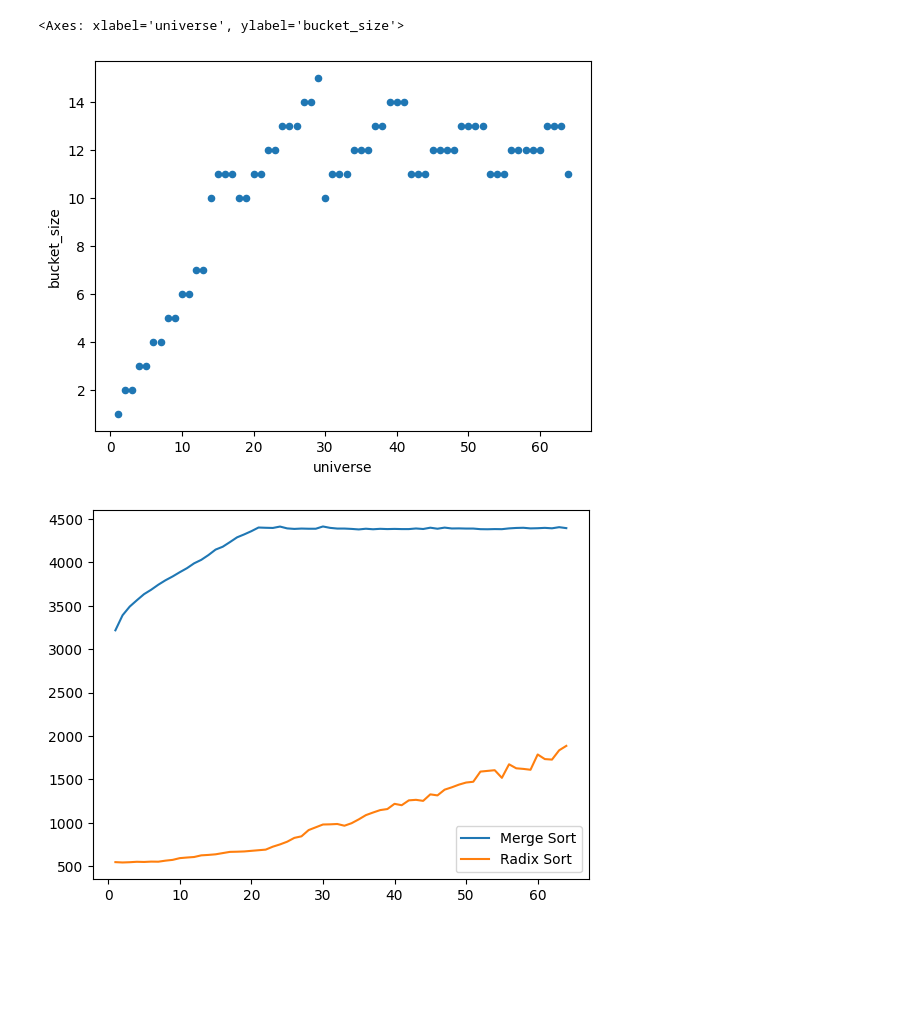
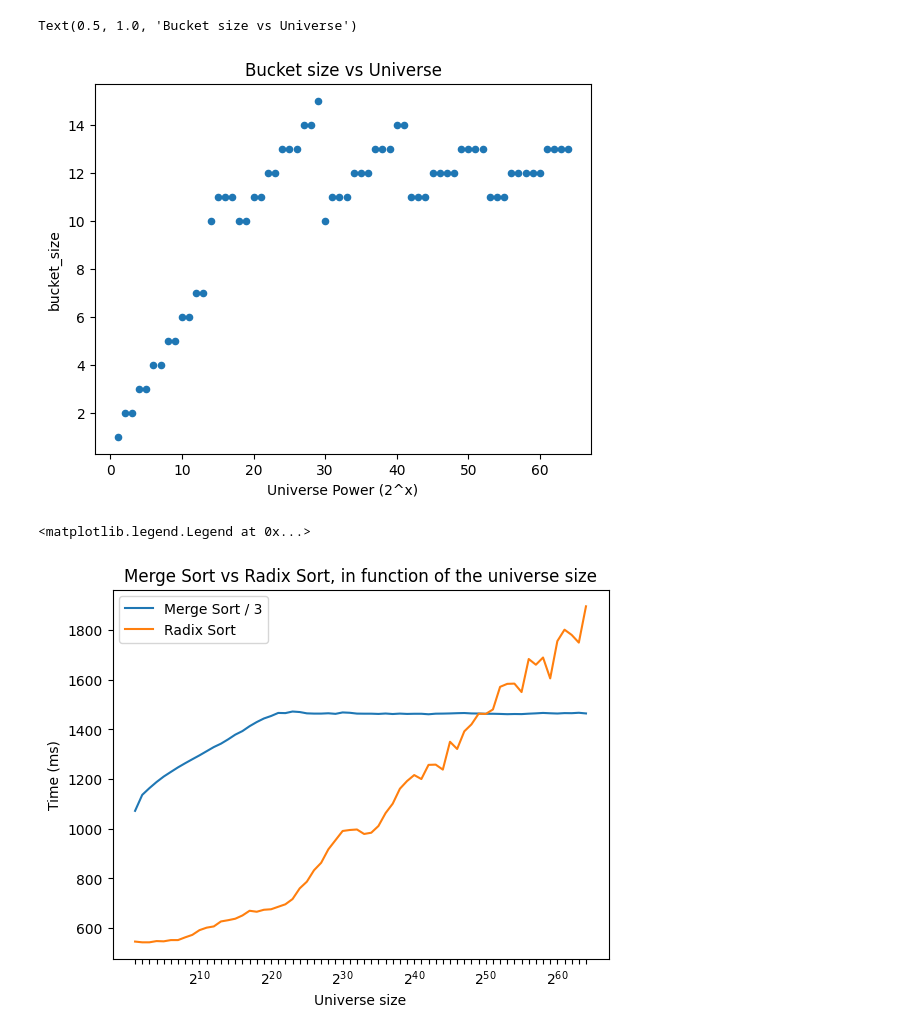
Before and after one commit to pabloskewes/diseno-y-analisis-de-algoritmos, a Jupyter notebook: tarea2/report/analisis.ipynb, the cells around one changed output. Cells and saved outputs as stored; diff of their text form; code cells hidden in the pictures; blank space fills up the shorter version.

```diff
--- a/tarea2/report/analisis.ipynb
+++ b/tarea2/report/analisis.ipynb
@@ -66,15 +66,20 @@ def get_optimal_bucket_size(
     return radix_df.loc[min_time_index].reset_index(drop=True)
 # %%
 FIRST_EXPERIMENT = 101
-MAX_BUCKET_SIZE = 28
+LAST_EXPERIMENT = 200
+MAX_BUCKET_SIZE = 26
 
 mergesort = load_mergesort_results(MERGE_SORT_DIR)
-mergesort = mergesort[mergesort["experiment"] >= FIRST_EXPERIMENT]
+mergesort = mergesort[
+    (mergesort["experiment"] >= FIRST_EXPERIMENT)
+    & (mergesort["experiment"] <= LAST_EXPERIMENT)
+]
 
 radixsort = load_radixsort_results(RADIX_SORT_DIR)
 radixsort = radixsort[
     (radixsort["experiment"] >= FIRST_EXPERIMENT)
     & (radixsort["bucket_size"] <= MAX_BUCKET_SIZE)
+    & (radixsort["experiment"] <= LAST_EXPERIMENT)
 ]
 # %%
 ROUND_TO = 0
@@ -153,11 +120,37 @@ optimal_radix = optimal_radix.sort_values("universe")
 # %%
 optimal_radix.plot(x="universe", y="bucket_size", kind="scatter")
+plt.xlabel("Universe Power (2^x)")
+
+plt.title("Bucket size vs Universe")
 # %% [output]
-<Axes: xlabel='universe', ylabel='bucket_size'>
+Text(0.5, 1.0, 'Bucket size vs Universe')
-[figure, old version]
+[figure, new version]
 # %%
-plt.plot(mergesort["universe"], mergesort["mean_time"], label="Merge Sort")
-plt.plot(optimal_radix["universe"], optimal_radix["mean_time"], label="Radix Sort")
-plt.legend();
+plt.plot(
+    mergesort["universe"],
+    mergesort["mean_time"] / 3,
+    label="Merge Sort / 3",
+)
+plt.plot(
+    optimal_radix["universe"],
+    optimal_radix["mean_time"],
+    label="Radix Sort",
+)
+
+
+new_labels = [
+    "$2^{{{}}}$".format(x) if x % 10 == 0 else "" for x in mergesort["universe"]
+]
+
+plt.xticks(mergesort["universe"], new_labels)
+
+
+plt.xlabel("Universe size")
+plt.ylabel("Time (ms)")
+plt.title(
+    "Merge Sort vs Radix Sort, in function of the universe size"
+)
+plt.legend()
 # %% [output]
+<matplotlib.legend.Legend at 0x...>
-[figure, old version]
+[figure, new version]
```
Also changed, not shown: parts of 7 cells of this notebook, 1 other file.
